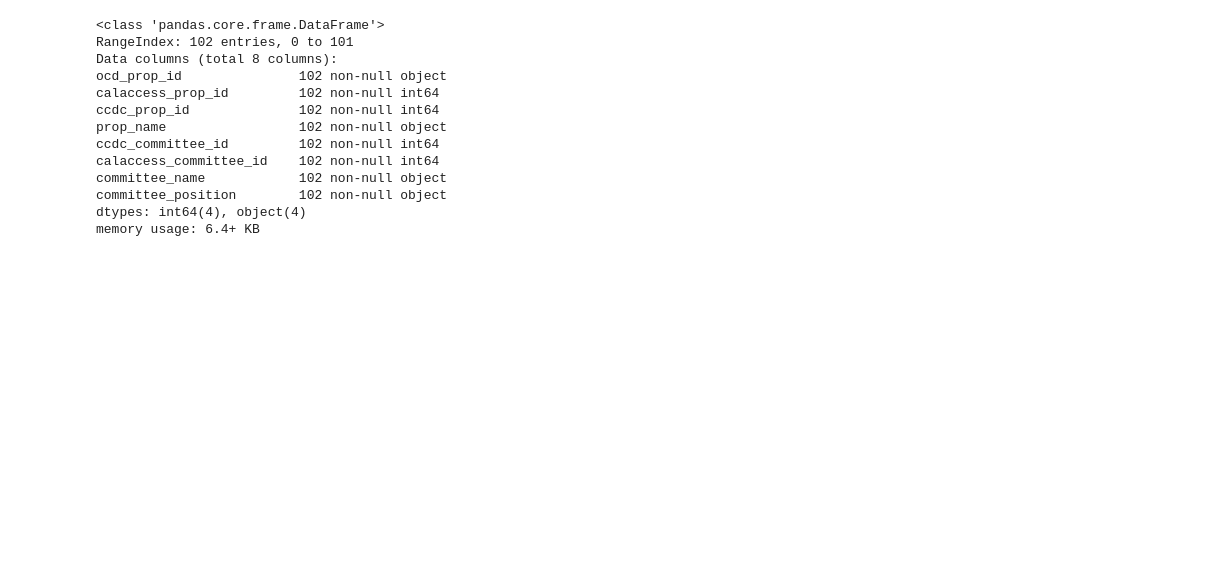
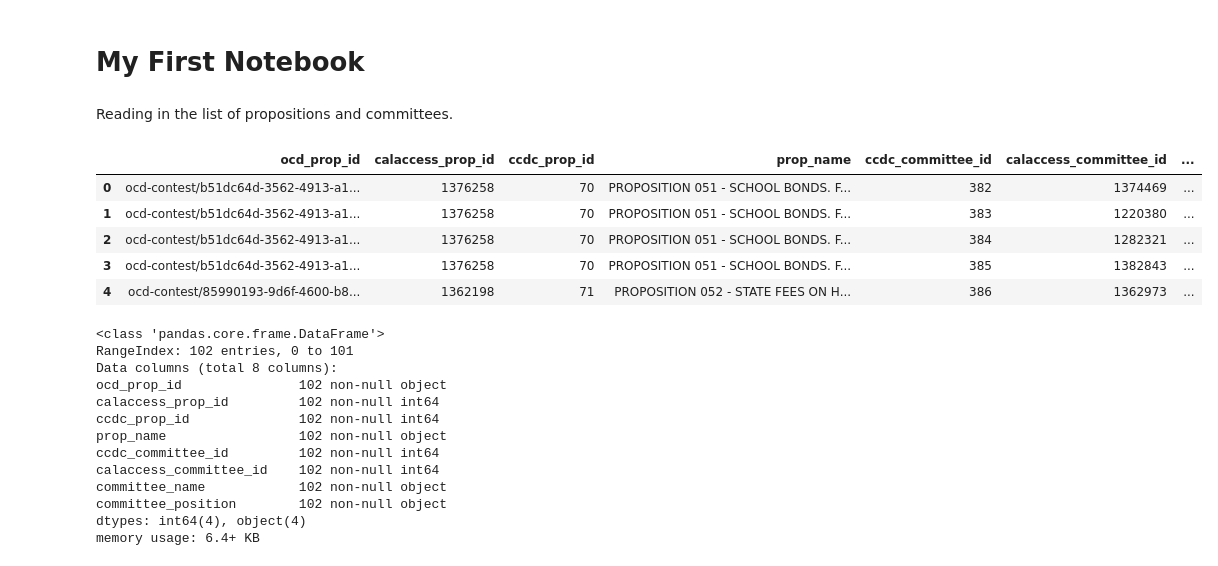
Before and after one commit to jess-ie/first-python-notebook, a Jupyter notebook: Prop-64-analysis.ipynb, the cells around one changed output. Saved outputs shown, nothing was run; the diff lists cells and outputs as text; code cells hidden in the pictures; blank space fills up the shorter version.

Commit message:
Added markdown to notebook

```diff
--- a/Prop-64-analysis.ipynb
+++ b/Prop-64-analysis.ipynb
@@ -1,7 +1,20 @@
+# %% [markdown]
+# My First Notebook
 # %%
 import pandas as pd
+# %% [markdown]
+Reading in the list of propositions and committees.
 # %%
 props = pd.read_csv("http://www.firstpythonnotebook.org/_static/committees.csv")
+# %%
+props.head()
+# %% [output]
+|  | ocd_prop_id | calaccess_prop_id | ccdc_prop_id | prop_name | ccdc_committee_id | calaccess_committee_id | ... |
+| 0 | ocd-contest/b51dc64d-3562-4913-a1... | 1376258 | 70 | PROPOSITION 051 - SCHOOL BONDS. F... | 382 | 1374469 | ... |
+| 1 | ocd-contest/b51dc64d-3562-4913-a1... | 1376258 | 70 | PROPOSITION 051 - SCHOOL BONDS. F... | 383 | 1220380 | ... |
+| 2 | ocd-contest/b51dc64d-3562-4913-a1... | 1376258 | 70 | PROPOSITION 051 - SCHOOL BONDS. F... | 384 | 1282321 | ... |
+| 3 | ocd-contest/b51dc64d-3562-4913-a1... | 1376258 | 70 | PROPOSITION 051 - SCHOOL BONDS. F... | 385 | 1382843 | ... |
+| 4 | ocd-contest/85990193-9d6f-4600-b8... | 1362198 | 71 | PROPOSITION 052 - STATE FEES ON H... | 386 | 1362973 | ... |
 # %%
 props.info()
 # %% [output]
```
Also changed, not shown: 1 other file.
